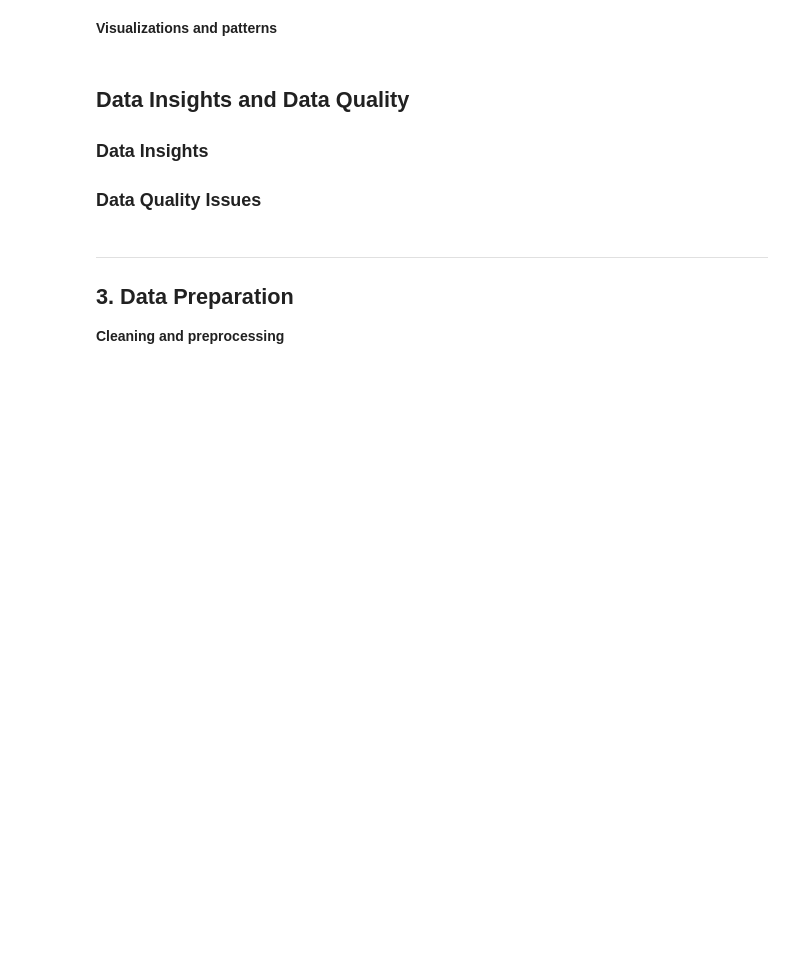
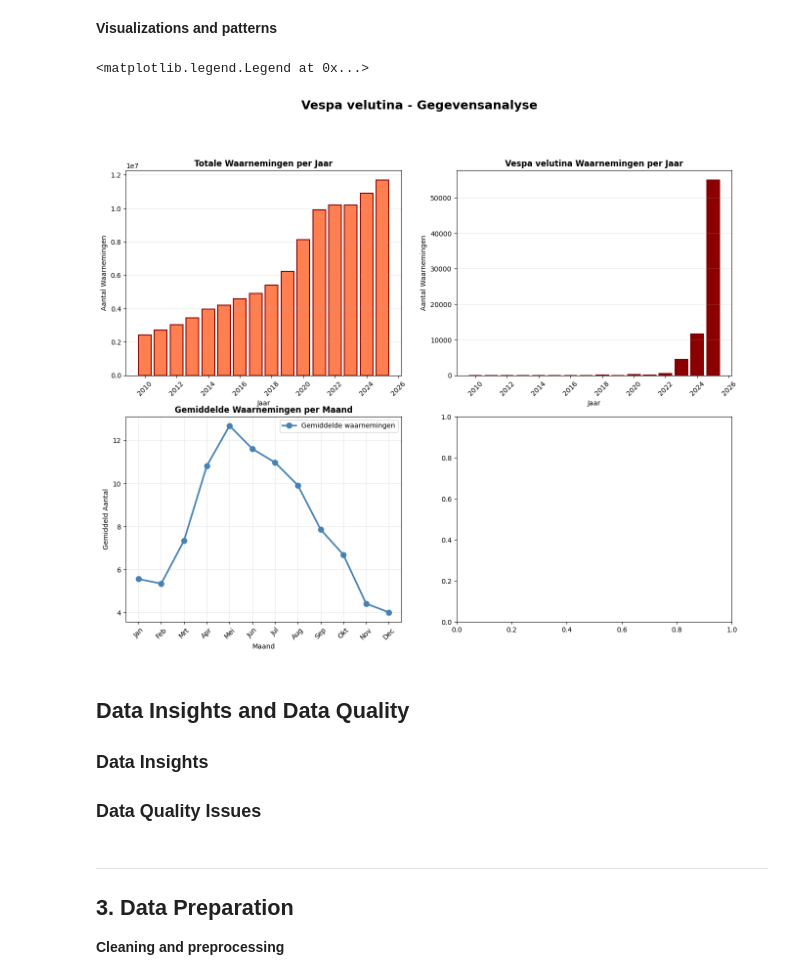
Before and after one commit to SidneyFel/DSAI-, a Jupyter notebook: AsianHornet.ipynb, the cells around one changed output. Cells and saved outputs as stored; diff of their text form; code cells hidden in the pictures; blank space fills up the shorter version.

Commit message:
data understadning

```diff
--- a/AsianHornet.ipynb
+++ b/AsianHornet.ipynb
@@ -30,3 +31,18 @@ The Vespa Velutina otherwise known as the Asian Hornet is an invasive species of
 ## 2. Data Understanding
 
 **Data exploration**
+# %%
+df = df.iloc[:-30]
+
+print(df)
+df['eventDate'] = pd.to_datetime(df['eventDate'])
+df['year'] = df['eventDate'].dt.year
+df['month'] = df['eventDate'].dt.month
+
+print(f"Dataset vorm: {df.shape}")
+print(f"\nEerste rijen:")
+print(df.head())
+print(f"\nGegevenstypen:")
+print(df.dtypes)
+print(f"\nBasisstatistieken:")
+print(df.describe())
@@ -33,5 +67,46 @@ The Vespa Velutina otherwise known as the Asian Hornet is an invasive species of
 # %% [markdown]
 **Visualizations and patterns**
+# %%
+
+
+# Maak een figure met meerdere subplots
+fig, axes = plt.subplots(2, 2, figsize=(16, 12))
+fig.suptitle('Vespa velutina - Gegevensanalyse', fontsize=18, fontweight='bold', y=1.00)
+
+# 1. Totale waarnemingen per jaar
+yearly_data = df.groupby('year')['total_observations'].sum()
+axes[0, 0].bar(yearly_data.index, yearly_data.values, color='coral', edgecolor='darkred', linewidth=1.5)
+axes[0, 0].set_title('Totale Waarnemingen per Jaar', fontweight='bold', fontsize=12)
+axes[0, 0].set_xlabel('Jaar')
+axes[0, 0].set_ylabel('Aantal Waarnemingen')
+axes[0, 0].grid(axis='y', alpha=0.3)
+axes[0, 0].tick_params(axis='x', rotation=45)
+
+# 2. Vespa velutina waarnemingen per jaar
+vespa_yearly = pd.to_numeric(df['Vespa velutina'], errors='coerce').fillna(0).groupby(df['year']).sum()
+axes[0, 1].bar(vespa_yearly.index, vespa_yearly.values, color='darkred', edgecolor='maroon', linewidth=1.5)
+axes[0, 1].set_title('Vespa velutina Waarnemingen per Jaar', fontweight='bold', fontsize=12)
+axes[0, 1].set_xlabel('Jaar')
+axes[0, 1].set_ylabel('Aantal Waarnemingen')
+axes[0, 1].grid(axis='y', alpha=0.3)
+axes[0, 1].tick_params(axis='x', rotation=45)
+
+# 3. Gemiddelde waarnemingen per maand
+monthly_avg = df.groupby('month')['total_observations'].mean()
+vespa_monthly = pd.to_numeric(df['Vespa velutina'], errors='coerce').fillna(0).groupby(df['month']).sum()
+month_names = ['Jan', 'Feb', 'Mrt', 'Apr', 'Mei', 'Jun', 'Jul', 'Aug', 'Sep', 'Okt', 'Nov', 'Dec']
+axes[1, 0].plot(monthly_avg.index, monthly_avg.values, marker='o', linewidth=2.5, markersize=8,
+                color='steelblue', label='Gemiddelde waarnemingen')
+axes[1, 0].set_xticks(range(1, 13))
+axes[1, 0].set_xticklabels(month_names, rotation=45)
+axes[1, 0].set_title('Gemiddelde Waarnemingen per Maand', fontweight='bold', fontsize=12)
+axes[1, 0].set_xlabel('Maand')
+axes[1, 0].set_ylabel('Gemiddeld Aantal')
+axes[1, 0].grid(alpha=0.3)
+axes[1, 0].legend()
+# %% [output]
+<matplotlib.legend.Legend at 0x...>
+[figure, added]
 # %% [markdown]
 ## Data Insights and Data Quality
 
```
Also changed, not shown: parts of 3 cells of this notebook.
